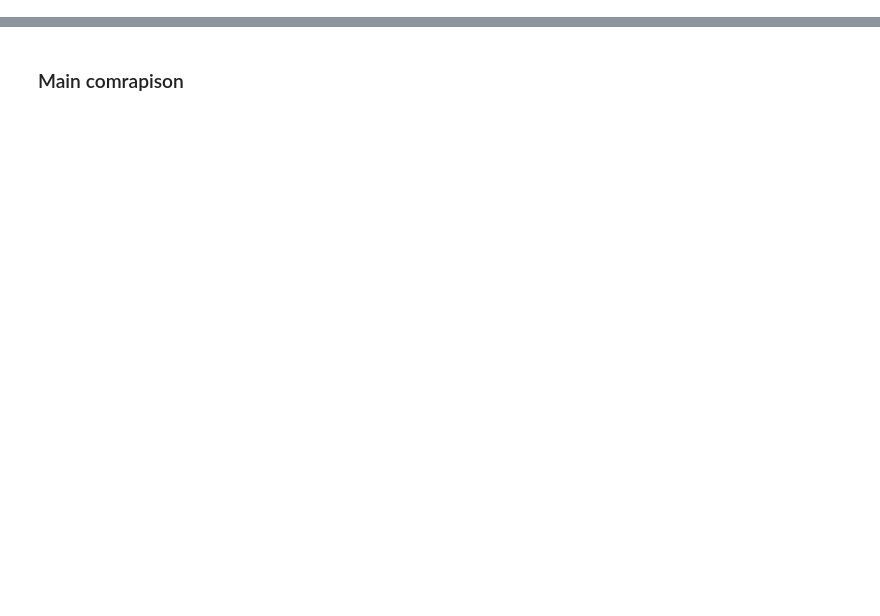
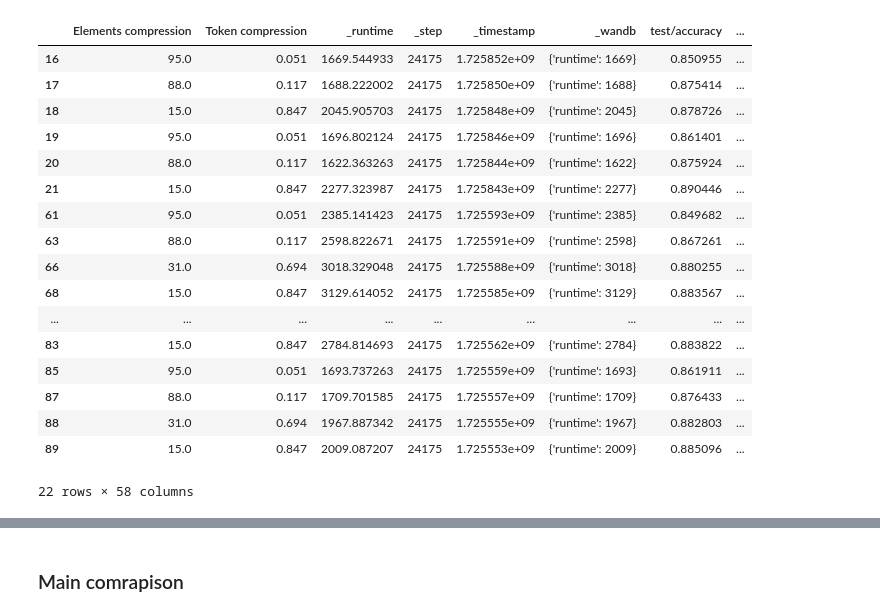
Before and after one commit to alessiodevoto/peekvit, a Jupyter notebook: result_processing_august3.ipynb, the cells around one changed output, grey strips where cells are left out. Saved outputs shown, nothing was run; the diff lists cells and outputs as text; code cells hidden in the pictures; blank space fills up the shorter version.

```diff
--- a/result_processing_august3.ipynb
+++ b/result_processing_august3.ipynb
@@ -121,3 +132,25 @@ rename_dict = {
 }
 
 df['compressor.name'] = df['compressor.name'].apply(lambda x: rename_dict[x] if x in rename_dict else x)
+# %%
+# Why vcr is 4?
+df[df['compressor.name'] == 'TCR']
+# %% [output]
+|  | Elements compression | Token compression | _runtime | _step | _timestamp | _wandb | test/accuracy | ... |
+| 16 | 95.0 | 0.051 | 1669.544933 | 24175 | 1.725852e+09 | {'runtime': 1669} | 0.850955 | ... |
+| 17 | 88.0 | 0.117 | 1688.222002 | 24175 | 1.725850e+09 | {'runtime': 1688} | 0.875414 | ... |
+| 18 | 15.0 | 0.847 | 2045.905703 | 24175 | 1.725848e+09 | {'runtime': 2045} | 0.878726 | ... |
+| 19 | 95.0 | 0.051 | 1696.802124 | 24175 | 1.725846e+09 | {'runtime': 1696} | 0.861401 | ... |
+| 20 | 88.0 | 0.117 | 1622.363263 | 24175 | 1.725844e+09 | {'runtime': 1622} | 0.875924 | ... |
+| 21 | 15.0 | 0.847 | 2277.323987 | 24175 | 1.725843e+09 | {'runtime': 2277} | 0.890446 | ... |
+| 61 | 95.0 | 0.051 | 2385.141423 | 24175 | 1.725593e+09 | {'runtime': 2385} | 0.849682 | ... |
+| 63 | 88.0 | 0.117 | 2598.822671 | 24175 | 1.725591e+09 | {'runtime': 2598} | 0.867261 | ... |
+| 66 | 31.0 | 0.694 | 3018.329048 | 24175 | 1.725588e+09 | {'runtime': 3018} | 0.880255 | ... |
+| 68 | 15.0 | 0.847 | 3129.614052 | 24175 | 1.725585e+09 | {'runtime': 3129} | 0.883567 | ... |
+| ... | ... | ... | ... | ... | ... | ... | ... | ... |
+| 83 | 15.0 | 0.847 | 2784.814693 | 24175 | 1.725562e+09 | {'runtime': 2784} | 0.883822 | ... |
+| 85 | 95.0 | 0.051 | 1693.737263 | 24175 | 1.725559e+09 | {'runtime': 1693} | 0.861911 | ... |
+| 87 | 88.0 | 0.117 | 1709.701585 | 24175 | 1.725557e+09 | {'runtime': 1709} | 0.876433 | ... |
+| 88 | 31.0 | 0.694 | 1967.887342 | 24175 | 1.725555e+09 | {'runtime': 1967} | 0.882803 | ... |
+| 89 | 15.0 | 0.847 | 2009.087207 | 24175 | 1.725553e+09 | {'runtime': 2009} | 0.885096 | ... |
+22 rows × 58 columns
```
Also changed, not shown: parts of 43 cells of this notebook, 8 other files.
